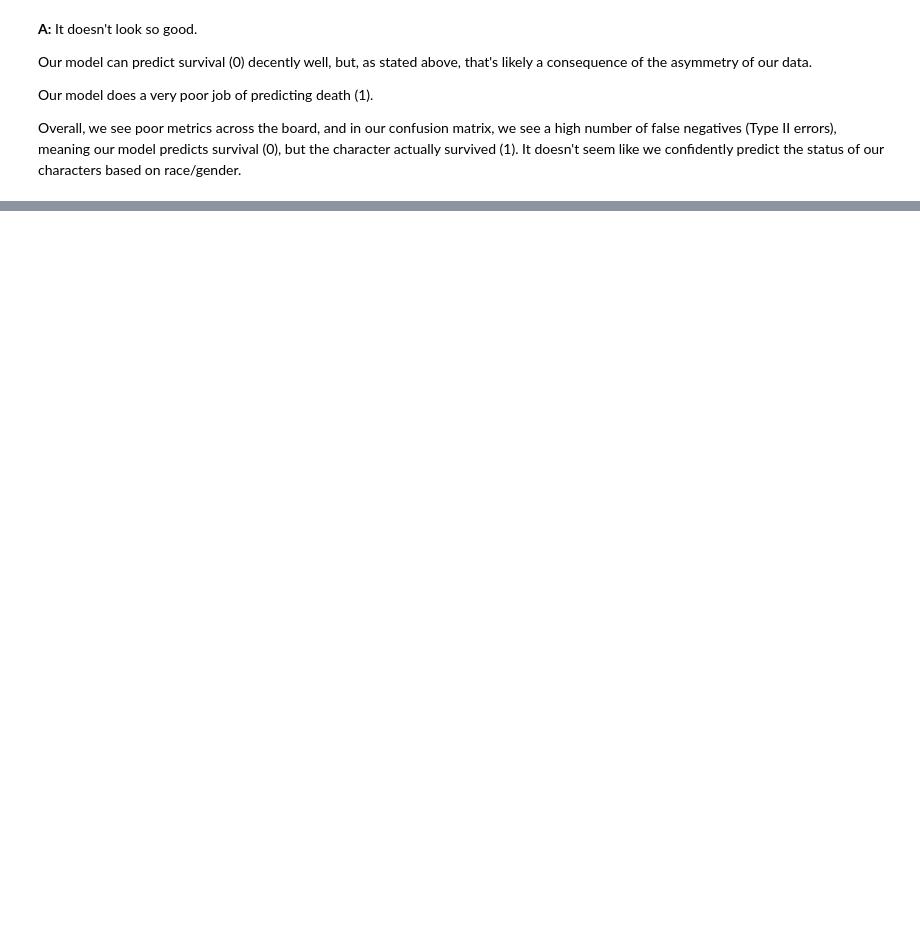
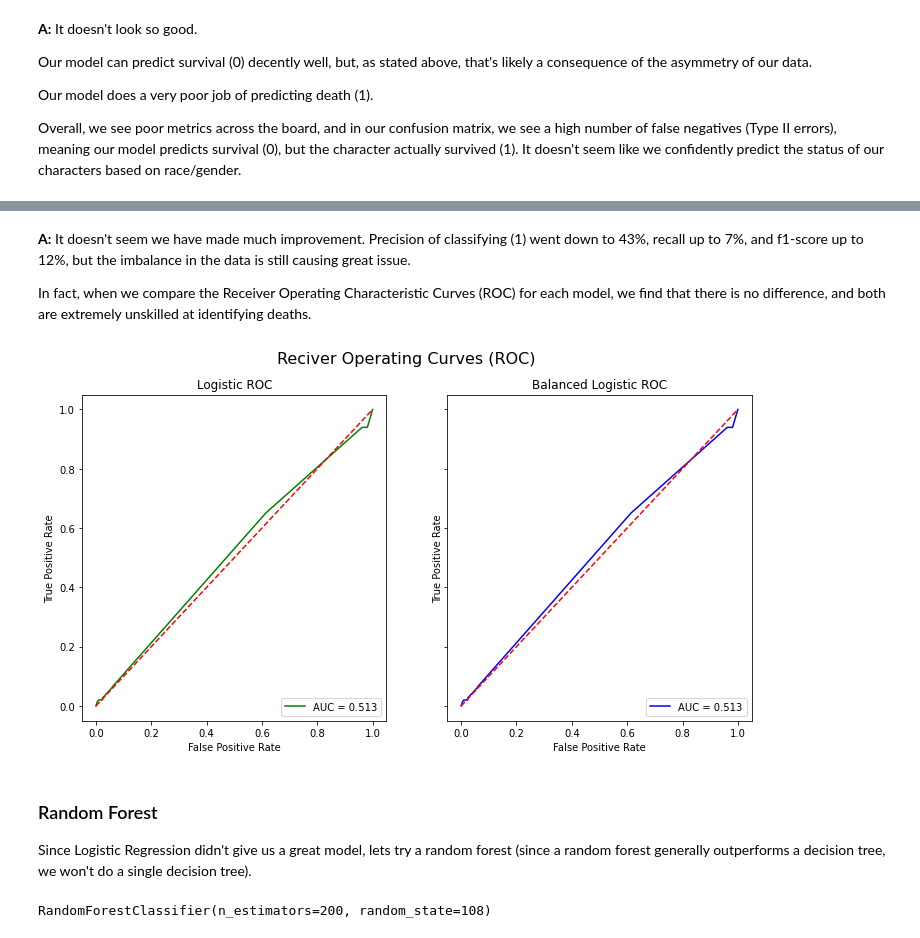
Before and after one commit to kristinamb15/horror-project, a Jupyter notebook: notebooks/a_and_v.ipynb, the cells around one changed output, grey strips where cells are left out. Saved outputs shown, nothing was run; the diff lists cells and outputs as text; code cells hidden in the pictures; blank space fills up the shorter version.

```diff
--- a/notebooks/a_and_v.ipynb
+++ b/notebooks/a_and_v.ipynb
@@ -313,7 +315,8 @@ X_train, X_test, y_train, y_test = train_test_split(X, y, test_size=0.30)
 # %%
-# Logistic regression
 from sklearn.linear_model import LogisticRegression
-logmodel = LogisticRegression(max_iter=400)
+
+# Instantiate model
+logmodel = LogisticRegression()
 # %%
 # Fit model
 logmodel.fit(X_train, y_train)
@@ -379,0 +385,15 @@ Overall, we see poor metrics across the board, and in our confusion matrix, we s
+# %%
+# Adding class_weight='balanced' penalizes misclassifications of (1)
+
+# Instantiate model
+logmodel_bal = LogisticRegression(class_weight='balanced')
+
+# Fit model
+logmodel_bal.fit(X_train, y_train)
+
+# Make predictions
+log_bal_pred = logmodel_bal.predict(X_test)
+
+# Evaluate model
+print(classification_report(y_test, log_bal_pred))
+print(confusion_matrix(y_test, log_bal_pred))
@@ -379,0 +412,53 @@ Overall, we see poor metrics across the board, and in our confusion matrix, we s
+# %% [markdown]
+**A:** It doesn't seem we have made much improvement. Precision of classifying (1) went down to 43%, recall up to 7%, and f1-score up to 12%, but the imbalance in the data is still causing great issue.
+
+In fact, when we compare the Receiver Operating Characteristic Curves (ROC) for each model, we find that there is no difference, and both are extremely unskilled at identifying deaths.
+# %%
+from sklearn.metrics import roc_auc_score, roc_curve
+
+def get_roc(model):
+    # Predict probabilities
+    probs = model.predict_proba(X_test)
+
+    # Keep probabilities for the (1) outcome only
+    probs = probs[:, 1]
+
+    # Calculate scores
+    auc = roc_auc_score(y_test, probs)
+
+    # Calculate roc curve
+    fpr, tpr, _ = roc_curve(y_test, probs)
+
+    return (auc, fpr, tpr)
+
+def plot_roc(ax, fpr, tpr, auc, title, color):
+    ax.plot(fpr, tpr, color=color, label='AUC = %.3f' % auc)
+    ax.legend(loc="lower right")
+    if ax == plt:
+        ax.title(title)
+    else:
+        ax.set_title(title)
+    ax.plot([0, 1], [0, 1],'r--', label='No Skill')
+
+# Calculate roc curves for both logistic models
+lr_auc, lr_fpr, lr_tpr = get_roc(logmodel)
+lrb_auc, lrb_fpr, lrb_tpr = get_roc(logmodel_bal)
+
+# Plot the curves
+auc = [lr_auc, lrb_auc]
+titles = ['Logistic ROC', 'Balanced Logistic ROC']
+colors = ['g', 'b']
+fpr = [lr_fpr, lrb_fpr]
+tpr = [lr_tpr, lrb_tpr]
+f, axs = plt.subplots(nrows=1, ncols=2, sharex=True, sharey=True, subplot_kw=dict(xlabel='False Positive Rate', ylabel='True Positive Rate'), figsize=(12,6))
+
+for i,ax in enumerate(axs):
+    plot_roc(axs[i], fpr[i], tpr[i], auc[i], titles[i], colors[i])
+
+f.suptitle('Reciver Operating Curves (ROC)', fontsize=16);
+# %% [output]
+[figure, added]
+# %% [markdown]
+### Random Forest
+
+Since Logistic Regression didn't give us a great model, lets try a random forest (since a random forest generally outperforms a decision tree, we won't do a single decision tree).
@@ -379,0 +470,5 @@ Overall, we see poor metrics across the board, and in our confusion matrix, we s
+# %%
+# Fit model
+rfc.fit(X_train, y_train)
+# %% [output]
+RandomForestClassifier(n_estimators=200, random_state=108)
```
Also changed, not shown: parts of 33 cells of this notebook, 1 other file.
